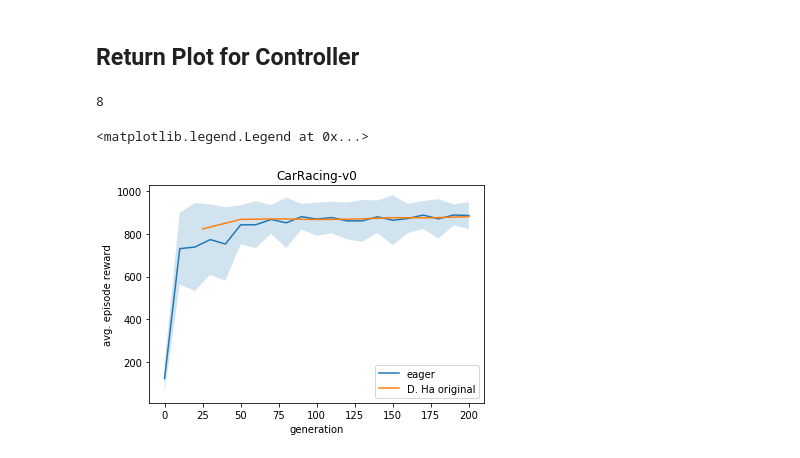
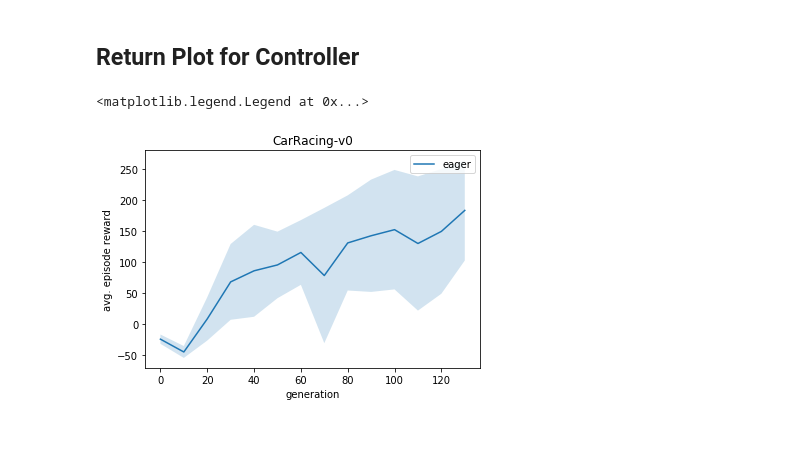
Before and after one commit to shuyuanw/worldModels, a Jupyter notebook: WorldModels/car_racing.ipynb, the cells around one changed output. Cells and saved outputs as stored; diff of their text form; code cells hidden in the pictures.

```diff
--- a/WorldModels/car_racing.ipynb
+++ b/WorldModels/car_racing.ipynb
@@ -151,43 +151,41 @@ AttributeError: 'NoneType' object has no attribute 'remove_callback'
 # %% [markdown]
 ## Return Plot for Controller
 # %%
-eager_filepath = os.path.join('results/{}/{}/log/{}.cma.16.64.eval_hist.json'.format(args.exp_name, args.env_name, args.env_name))
-og_filepath = os.path.join('results/og/log', 'carracing.cma.16.64.hist_best.json')
+eager_filepath = os.path.join('results/{}/{}/log/{}.cma.16.4.eval_hist.json'.format(args.exp_name, args.env_name, args.env_name))
+#og_filepath = os.path.join('results/og/log', 'carracing.cma.16.64.hist_best.json')
 with open(eager_filepath, 'r') as f:
   eager_data = json.load(f)
-with open(og_filepath, 'r') as f:
-  og_data = json.load(f)
+#with open(og_filepath, 'r') as f:
+#  og_data = json.load(f)
 
 eager_data = np.array(eager_data)
-og_data = np.array(og_data)
+#og_data = np.array(og_data)
 
 eager_comparison_max = eager_data[-1, 0] # b/c we didnt run for 2k
-og_max_idx = np.sum(np.array(og_data[: ,0],dtype=np.float) <= eager_comparison_max)
-print(og_max_idx)
+#og_max_idx = np.sum(np.array(og_data[: ,0],dtype=np.float) <= eager_comparison_max)
+#print(og_max_idx)
 
-og_data = np.array(og_data)[:og_max_idx]
+#og_data = np.array(og_data)[:og_max_idx]
-# %% [output]
-8
 # %%
 %matplotlib inline
 
 eager_x = eager_data[:, 0]
 eager_ret = eager_data[:, 1]
 eager_std = eager_data[:, 2]
 
-og_x = np.array(og_data[:, 0], dtype=np.float)
-og_ret = np.array(og_data[:, 5], dtype=np.float)
+#og_x = np.array(og_data[:, 0], dtype=np.float)
+#og_ret = np.array(og_data[:, 5], dtype=np.float)
 # don't have access to standard deviation of the og evaluation
 
 plt.figure()
 plt.plot(eager_x, eager_ret)
 plt.fill_between(eager_x, eager_ret-eager_std, eager_ret+eager_std, alpha=0.2)
-plt.plot(og_x, og_ret)
+#plt.plot(og_x, og_ret)
 
 plt.title('CarRacing-v0')
 plt.ylabel('avg. episode reward')
 plt.xlabel('generation')
-plt.legend(['eager', 'D. Ha original'])
+plt.legend(['eager'])
 # %% [output]
 <matplotlib.legend.Legend at 0x...>
-[figure, old version]
+[figure, new version]
```
Also changed, not shown: 12 other files.
